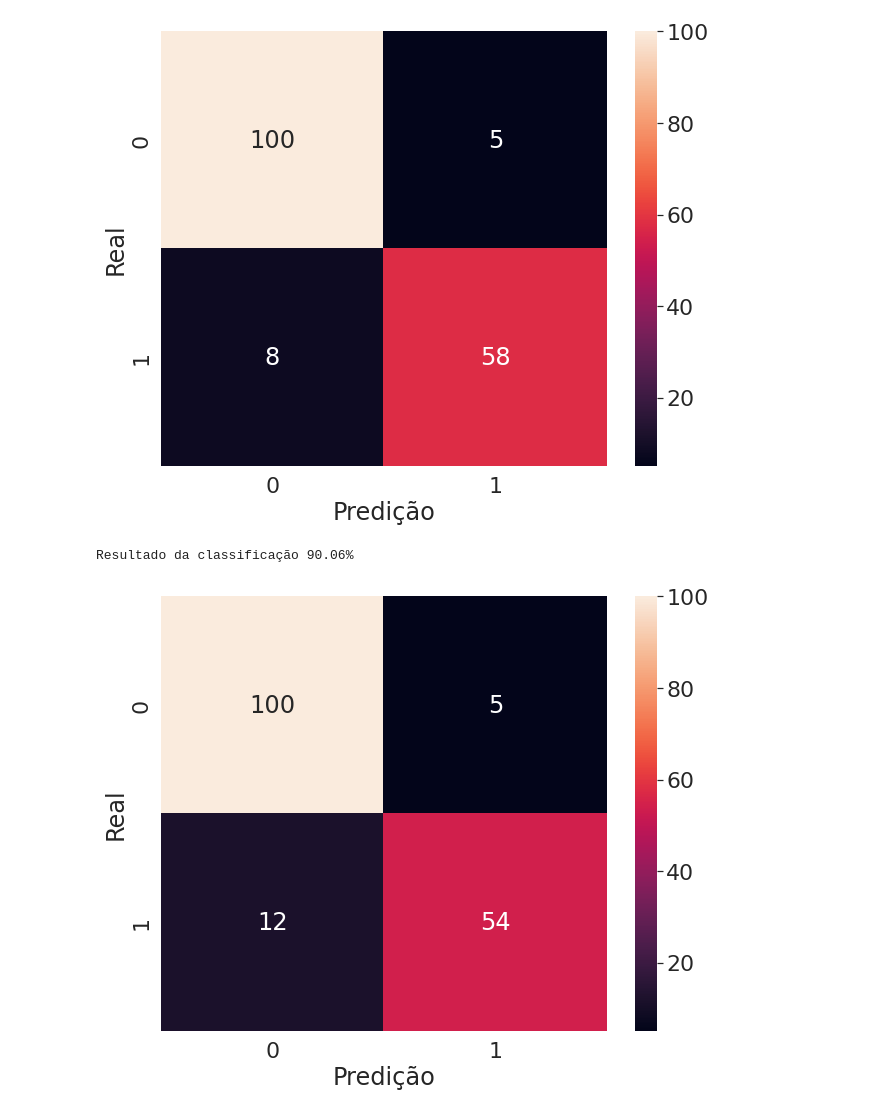
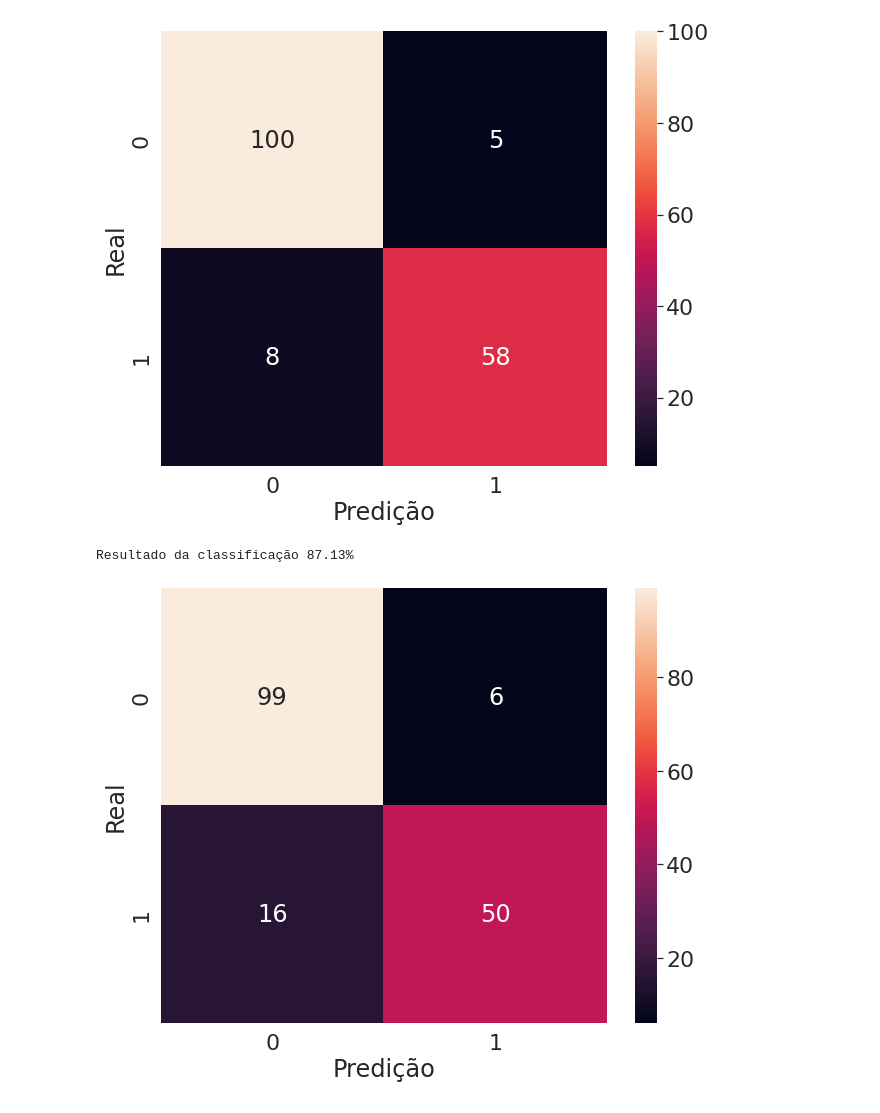
Before and after one commit to rgrAndrade/saude_care, a Jupyter notebook: saude_care.ipynb, the cells around one changed output. Drawn from its saved outputs; the diff is of its cells as text; code cells hidden in the pictures.

```diff
--- a/saude_care.ipynb
+++ b/saude_care.ipynb
@@ -209,29 +209,29 @@ sns.heatmap(matriz_confusao, annot = True, fmt = "d").set(xlabel = "Predição",
 # %%
 from sklearn.feature_selection import RFE
 
 SEED = 1234
 random.seed(SEED)
 
 treino_x, teste_x, treino_y, teste_y = train_test_split(valores_exames_v6,
                                                        diagnostico,
                                                        test_size = 0.3)
 
 classificador = RandomForestClassifier(n_estimators=100, random_state = 1234)
 classificador.fit(treino_x, treino_y)
 
 
-selecionador_rfe = RFE(estimator = classificador, n_features_to_select = 5, step = 1)
+selecionador_rfe = RFE(estimator = classificador, n_features_to_select = 2, step = 1)
 selecionador_rfe.fit(treino_x, treino_y)
 treino_rfe = selecionador_rfe.transform(treino_x)
 teste_rfe = selecionador_rfe.transform(teste_x)
 classificador.fit(treino_rfe, treino_y)
 
 matriz_confusao = confusion_matrix(teste_y, classificador.predict(teste_rfe))
 plt.figure(figsize = (10, 8))
 sns.set(font_scale = 2)
 sns.heatmap(matriz_confusao, annot = True, fmt = "d").set(xlabel = "Predição", ylabel = "Real")
 
 print("Resultado da classificação %.2f%%" % (classificador.score(teste_rfe, teste_y)* 100))
 # %% [output]
-Resultado da classificação 90.06%
+Resultado da classificação 87.13%
-[figure, old version]
+[figure, new version]
```
Also changed, not shown: parts of 8 cells of this notebook.
